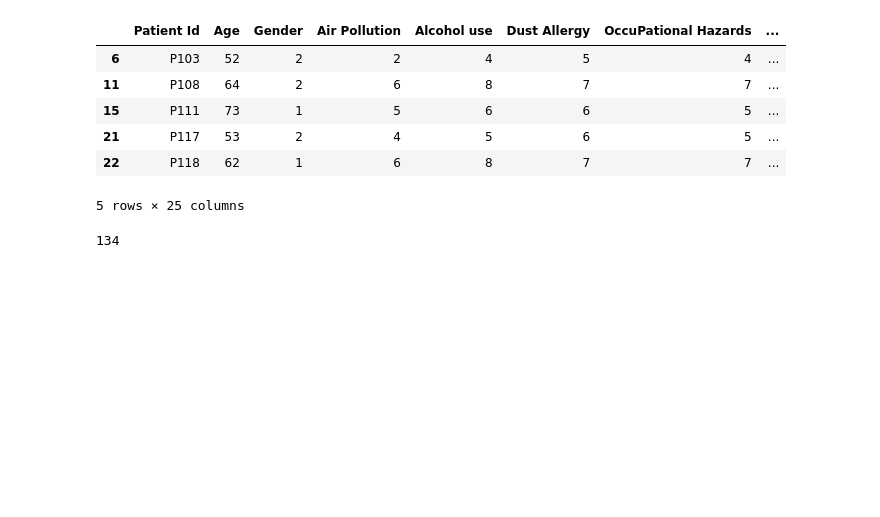
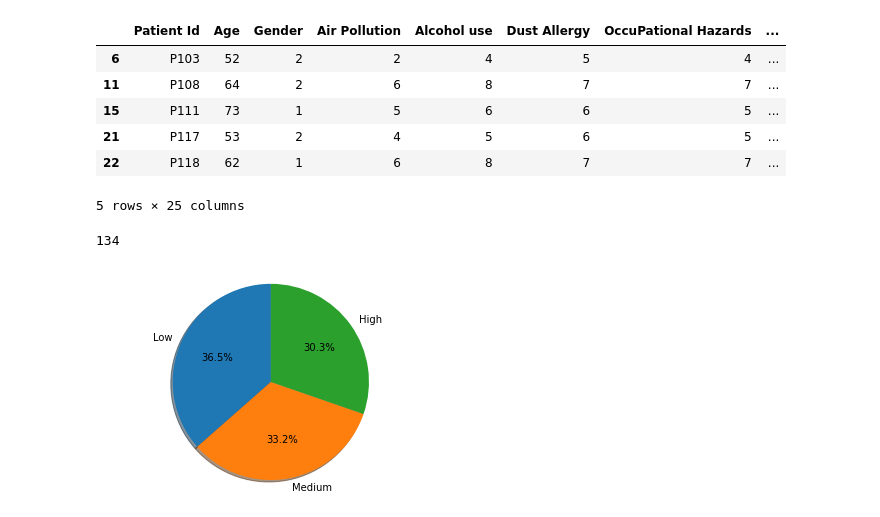
Before and after one commit to amarks5/Predicting-Lung-Cancer-Levels, a Jupyter notebook: Resources/cancer_patient_data_sets_review.ipynb, the cells around one changed output. Drawn from its saved outputs; the diff is of its cells as text; code cells hidden in the pictures; blank space fills up the shorter version.

```diff
--- a/Resources/cancer_patient_data_sets_review.ipynb
+++ b/Resources/cancer_patient_data_sets_review.ipynb
@@ -245,6 +277,16 @@ cancer_patient_50_and_older.head()
 len(cancer_patient_50_and_older)
 # %% [output]
 134
+# %%
+# Create a pie chart for Level
+fig, ax = plt.subplots()
+ax.pie(cancer_patient_data_df["Level"].value_counts() ,labels=["Low","Medium","High"],
+       autopct='%1.1f%%',
+        shadow=True, startangle=90)
+ax.axis('equal')
+plt.show()
+# %% [output]
+[figure, added]
 # %%
 # Create a box plot for 'level' and 'Age'
 fig, ax = plt.subplots(figsize=(10,6))
```
Also changed, not shown: parts of 19 cells of this notebook.
